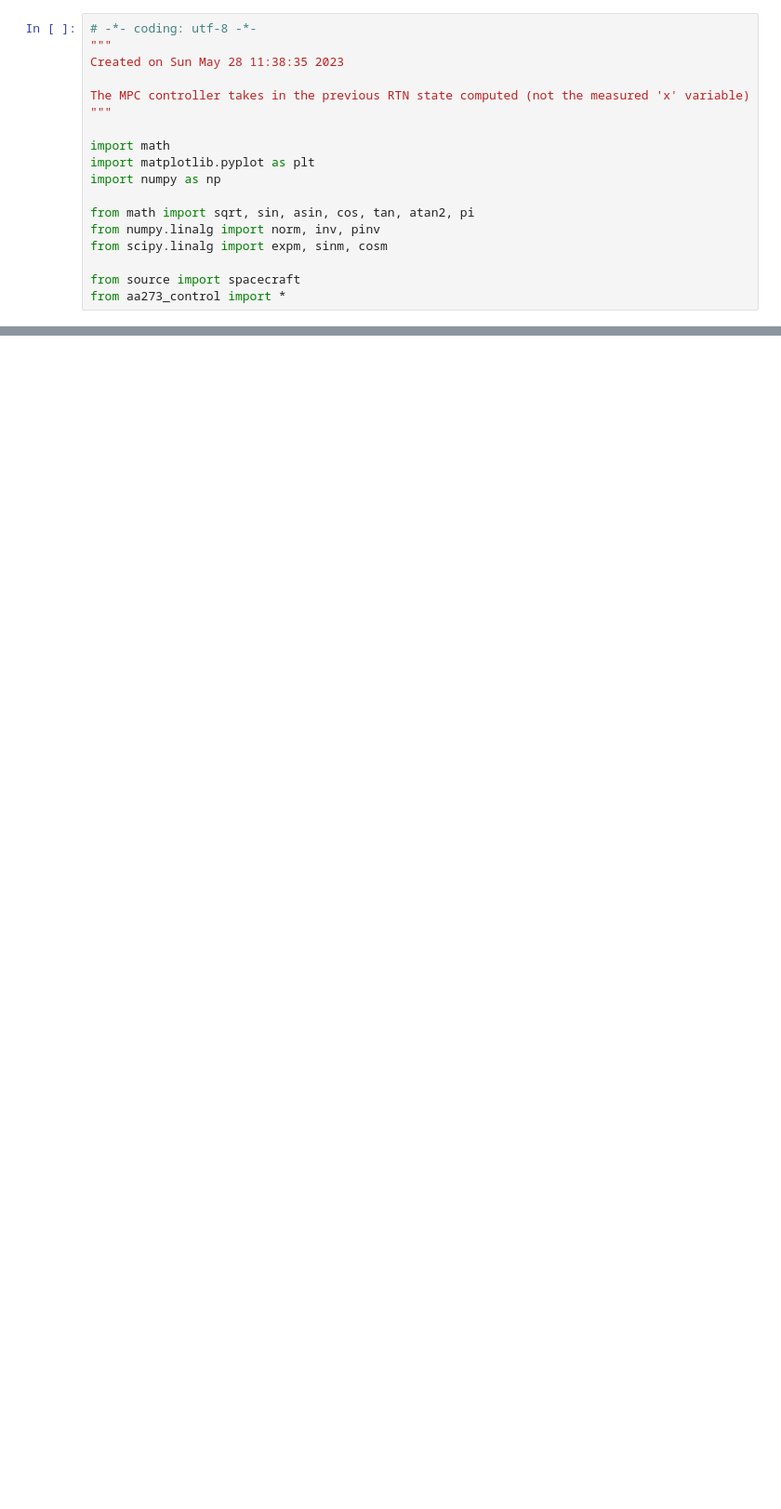
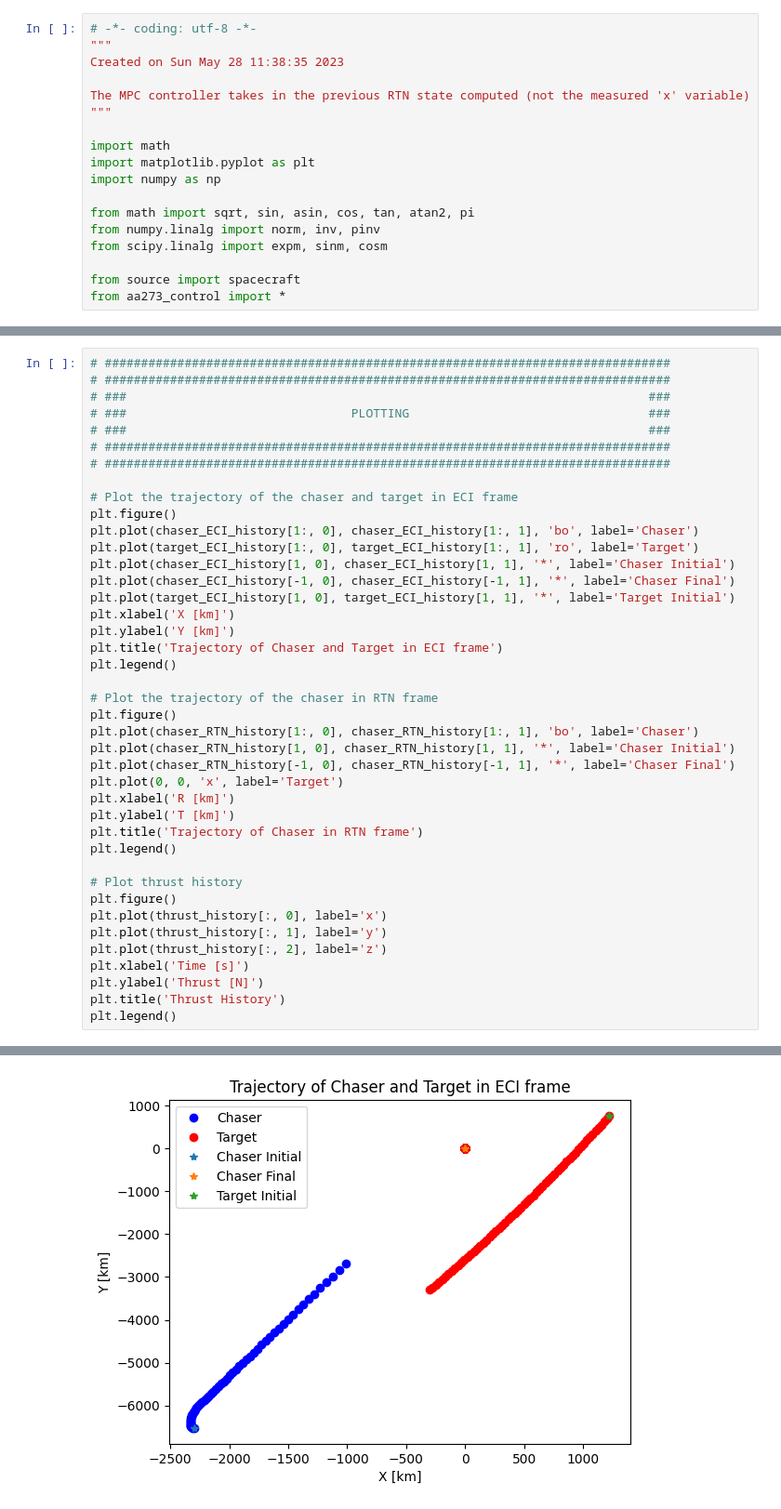
Before and after one commit to sreenidhi-t/rpod-control, a Jupyter notebook: src/truth_control.ipynb, the cells around one changed output, grey strips where cells are left out. Shown at 93% size. Cells and saved outputs as stored; diff of their text form; blank space fills up the shorter version.

```diff
--- a/src/truth_control.ipynb
+++ b/src/truth_control.ipynb
@@ -465,0 +254,42 @@ Converged in 2 iterations
+# %%
+# ##############################################################################
+# ##############################################################################
+# ###                                                                        ###
+# ###                               PLOTTING                                 ###
+# ###                                                                        ###
+# ##############################################################################
+# ##############################################################################
+
+# Plot the trajectory of the chaser and target in ECI frame
+plt.figure()
+plt.plot(chaser_ECI_history[1:, 0], chaser_ECI_history[1:, 1], 'bo', label='Chaser')
+plt.plot(target_ECI_history[1:, 0], target_ECI_history[1:, 1], 'ro', label='Target')
+plt.plot(chaser_ECI_history[1, 0], chaser_ECI_history[1, 1], '*', label='Chaser Initial')
+plt.plot(chaser_ECI_history[-1, 0], chaser_ECI_history[-1, 1], '*', label='Chaser Final')
+plt.plot(target_ECI_history[1, 0], target_ECI_history[1, 1], '*', label='Target Initial')
+plt.xlabel('X [km]')
+plt.ylabel('Y [km]')
+plt.title('Trajectory of Chaser and Target in ECI frame')
+plt.legend()
+
+# Plot the trajectory of the chaser in RTN frame
+plt.figure()
+plt.plot(chaser_RTN_history[1:, 0], chaser_RTN_history[1:, 1], 'bo', label='Chaser')
+plt.plot(chaser_RTN_history[1, 0], chaser_RTN_history[1, 1], '*', label='Chaser Initial')
+plt.plot(chaser_RTN_history[-1, 0], chaser_RTN_history[-1, 1], '*', label='Chaser Final')
+plt.plot(0, 0, 'x', label='Target')
+plt.xlabel('R [km]')
+plt.ylabel('T [km]')
+plt.title('Trajectory of Chaser in RTN frame')
+plt.legend()
+
+# Plot thrust history
+plt.figure()
+plt.plot(thrust_history[:, 0], label='x')
+plt.plot(thrust_history[:, 1], label='y')
+plt.plot(thrust_history[:, 2], label='z')
+plt.xlabel('Time [s]')
+plt.ylabel('Thrust [N]')
+plt.title('Thrust History')
+plt.legend()
+# %% [output]
@@ -465,0 +297 @@ Converged in 2 iterations
+[figure, added]
```
Also changed, not shown: parts of 11 cells of this notebook, 1 other file.
